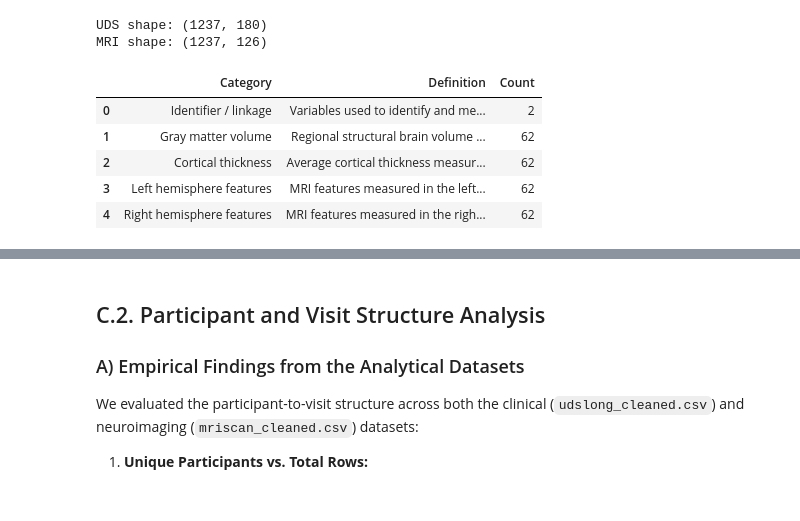
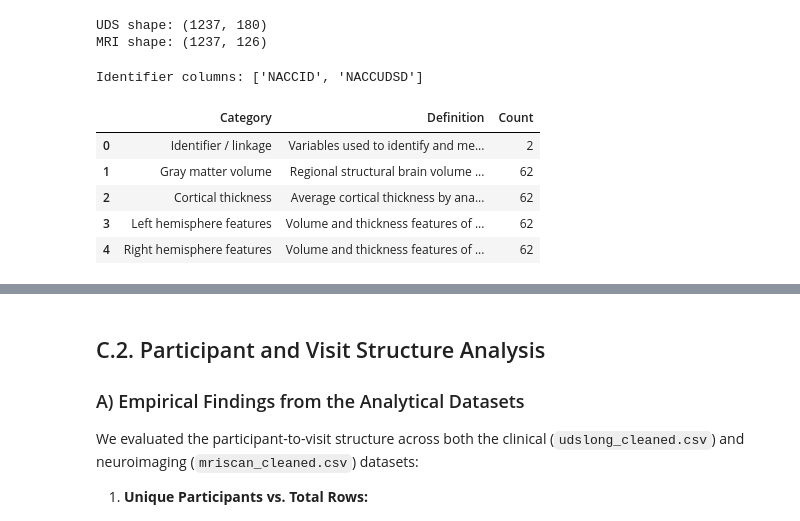
Before and after one commit to parniaaa2006/nacc-project, a Jupyter notebook: notebooks/uds_exploration.ipynb, the cells around one changed output, grey strips where cells are left out. Cells and saved outputs as stored; diff of their text form; code cells hidden in the pictures.

```diff
--- a/notebooks/uds_exploration.ipynb
+++ b/notebooks/uds_exploration.ipynb
@@ -7,10 +7,9 @@ import pandas as pd
 import numpy as np
 from pathlib import Path
 
+RAW = Path("../data/raw")
+PROC = Path("../data/processed")
 
-data_path = Path("../data/raw/udslong_imputed.csv")
-df = pd.read_csv(data_path)
-
-
-print(f"Dataset Shape -> Rows (Observations): {df.shape[0]}, Columns (Variables): {df.shape[1]}")
+uds_raw = pd.read_csv(RAW / "udslong_imputed.csv", dtype={"NACCID": "string"}, low_memory=False)
+print(f"Raw UDS -> rows: {uds_raw.shape[0]:,}, columns: {uds_raw.shape[1]}")
 # %% [output]
@@ -888,48 +188,41 @@ This dataset includes volumetric and morphometric features extracted from the br
 
 By merging these two domains via the `NACCID` key, we can analyze how structural brain degradation correlates with real-world functional decline and cognitive impairment in patients.
 # %%
-import pandas as pd
-
-# Load datasets
-uds = pd.read_csv("../data/processed/udslong_cleaned.csv")
-mri = pd.read_csv("../data/processed/mriscan_cleaned.csv")
-
 print("UDS shape:", uds.shape)
 print("MRI shape:", mri.shape)
 # %% [output]
 UDS shape: (1237, 180)
 MRI shape: (1237, 126)
 # %%
+gvol_vars  = [c for c in mri.columns if c.endswith("_GVOL")]
+avgth_vars = [c for c in mri.columns if c.endswith("_AVGTH")]
+feature_vars = gvol_vars + avgth_vars
+id_vars    = [c for c in mri.columns if c not in feature_vars]   # NACCID and shared columns
+lh_vars    = [c for c in feature_vars if c.startswith("LH_")]
+rh_vars    = [c for c in feature_vars if c.startswith("RH_")]
+
+assert len(feature_vars) == 124, len(feature_vars)
+assert set(lh_vars) | set(rh_vars) == set(feature_vars)   # every feature is LH or RH
 
 mri_summary = pd.DataFrame({
-    "Category": [
-        "Identifier / linkage",
-        "Gray matter volume",
-        "Cortical thickness",
-        "Left hemisphere features",
-        "Right hemisphere features"
-    ],
+    "Category": ["Identifier / linkage", "Gray matter volume", "Cortical thickness",
+                 "Left hemisphere features", "Right hemisphere features"],
     "Definition": [
         "Variables used to identify and merge participants across files",
-        "Regional structural brain volume measures",
-        "Average cortical thickness measures for anatomical regions",
-        "MRI features measured in the left hemisphere",
-        "MRI features measured in the right hemisphere"
+        "Regional structural brain volume measures (_GVOL)",
+        "Average cortical thickness by anatomical region (_AVGTH)",
+        "Volume and thickness features of the left hemisphere (overlaps with the two rows above)",
+        "Volume and thickness features of the right hemisphere (overlaps with the two rows above)",
     ],
-    "Count": [
-        len(id_vars),
-        len(gvol_vars),
-        len(avgth_vars),
-        len(lh_vars),
-        len(rh_vars)
-    ]
+    "Count": [len(id_vars), len(gvol_vars), len(avgth_vars), len(lh_vars), len(rh_vars)],
 })
-
+print("Identifier columns:", id_vars)
 mri_summary
 # %% [output]
+Identifier columns: ['NACCID', 'NACCUDSD']
 |  | Category | Definition | Count |
 | 0 | Identifier / linkage | Variables used to identify and me... | 2 |
 | 1 | Gray matter volume | Regional structural brain volume ... | 62 |
-| 2 | Cortical thickness | Average cortical thickness measur... | 62 |
-| 3 | Left hemisphere features | MRI features measured in the left... | 62 |
-| 4 | Right hemisphere features | MRI features measured in the righ... | 62 |
+| 2 | Cortical thickness | Average cortical thickness by ana... | 62 |
+| 3 | Left hemisphere features | Volume and thickness features of ... | 62 |
+| 4 | Right hemisphere features | Volume and thickness features of ... | 62 |
```
Also changed, not shown: parts of 65 cells of this notebook, 8 other files.
